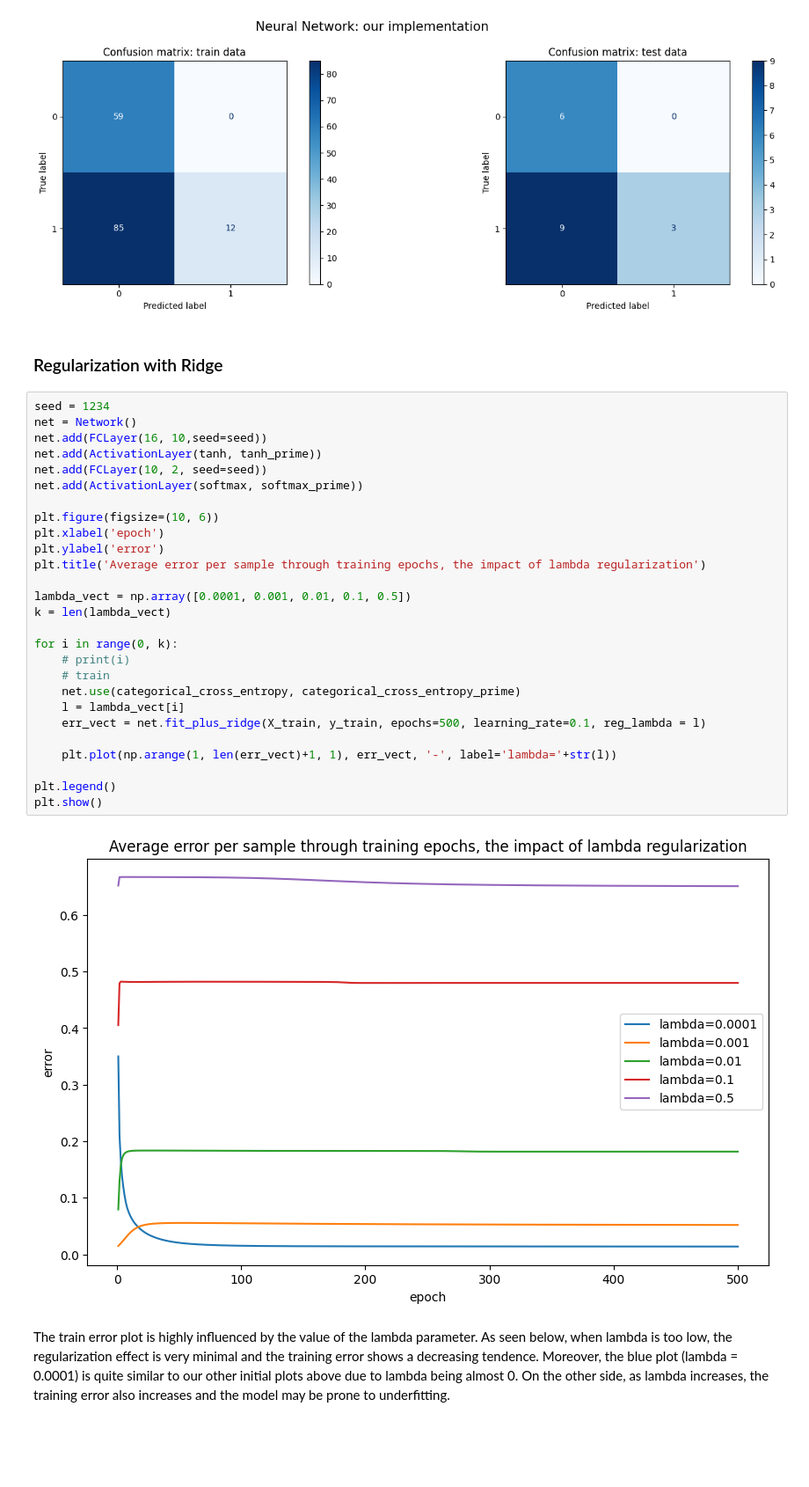
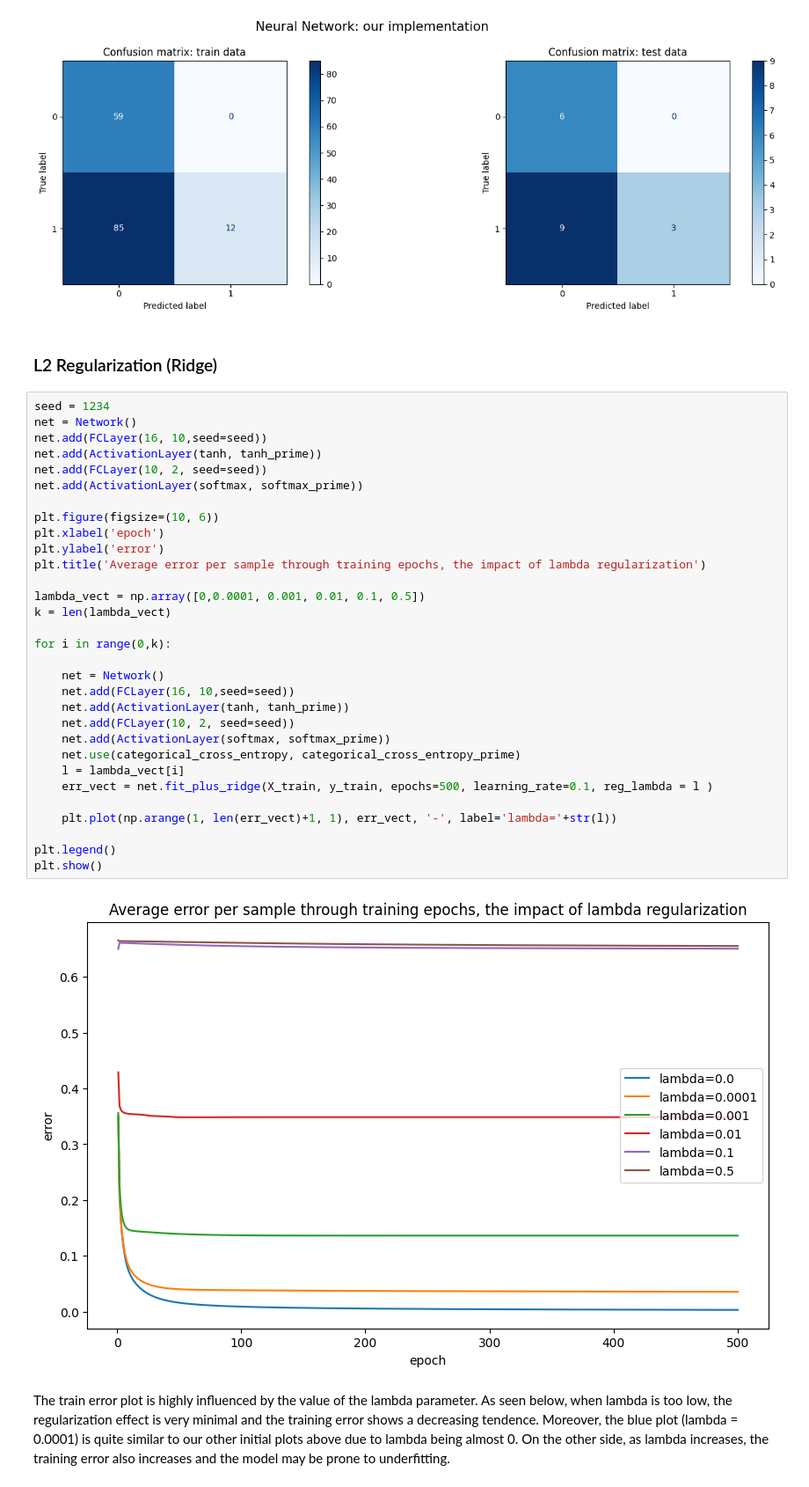
Before and after one commit to nadiaverdha/MachineLearningEx2, a Jupyter notebook: Ex2_kaggle.ipynb, the cells around one changed output. Shown at 88% size. Saved outputs shown, nothing was run; the diff lists cells and outputs as text; blank space fills up the shorter version.

```diff
--- a/Ex2_kaggle.ipynb
+++ b/Ex2_kaggle.ipynb
@@ -206,36 +206,40 @@ Precision on test:  1.0
 ##################################################
 [figure]
 # %% [markdown]
-### Regularization with Ridge
+###  L2 Regularization (Ridge)
 # %%
 seed = 1234
 net = Network()
 net.add(FCLayer(16, 10,seed=seed))
 net.add(ActivationLayer(tanh, tanh_prime))
 net.add(FCLayer(10, 2, seed=seed))
 net.add(ActivationLayer(softmax, softmax_prime))
 
 plt.figure(figsize=(10, 6))
 plt.xlabel('epoch')
 plt.ylabel('error')
 plt.title('Average error per sample through training epochs, the impact of lambda regularization')
 
-lambda_vect = np.array([0.0001, 0.001, 0.01, 0.1, 0.5])
+lambda_vect = np.array([0,0.0001, 0.001, 0.01, 0.1, 0.5])
 k = len(lambda_vect)
 
-for i in range(0, k):
-    # print(i)
-    # train
+for i in range(0,k):
+
+    net = Network()
+    net.add(FCLayer(16, 10,seed=seed))
+    net.add(ActivationLayer(tanh, tanh_prime))
+    net.add(FCLayer(10, 2, seed=seed))
+    net.add(ActivationLayer(softmax, softmax_prime))
     net.use(categorical_cross_entropy, categorical_cross_entropy_prime)
     l = lambda_vect[i]
-    err_vect = net.fit_plus_ridge(X_train, y_train, epochs=500, learning_rate=0.1, reg_lambda = l)
+    err_vect = net.fit_plus_ridge(X_train, y_train, epochs=500, learning_rate=0.1, reg_lambda = l )
 
     plt.plot(np.arange(1, len(err_vect)+1, 1), err_vect, '-', label='lambda='+str(l))
 
 plt.legend()
 plt.show()
 # %% [output]
-[figure, old version]
+[figure, new version]
 # %% [markdown]
 The train error plot is highly influenced by the value of the lambda parameter. As seen below, when lambda is too low, the regularization effect is very minimal and the training error shows a decreasing tendence. Moreover, the blue plot (lambda = 0.0001) is quite similar to our other initial plots above due to lambda being almost 0. On the other side, as lambda increases, the training error also increases and the model may be prone to underfitting.
 # %% [markdown]
```
Also changed, not shown: parts of 16 cells of this notebook.
